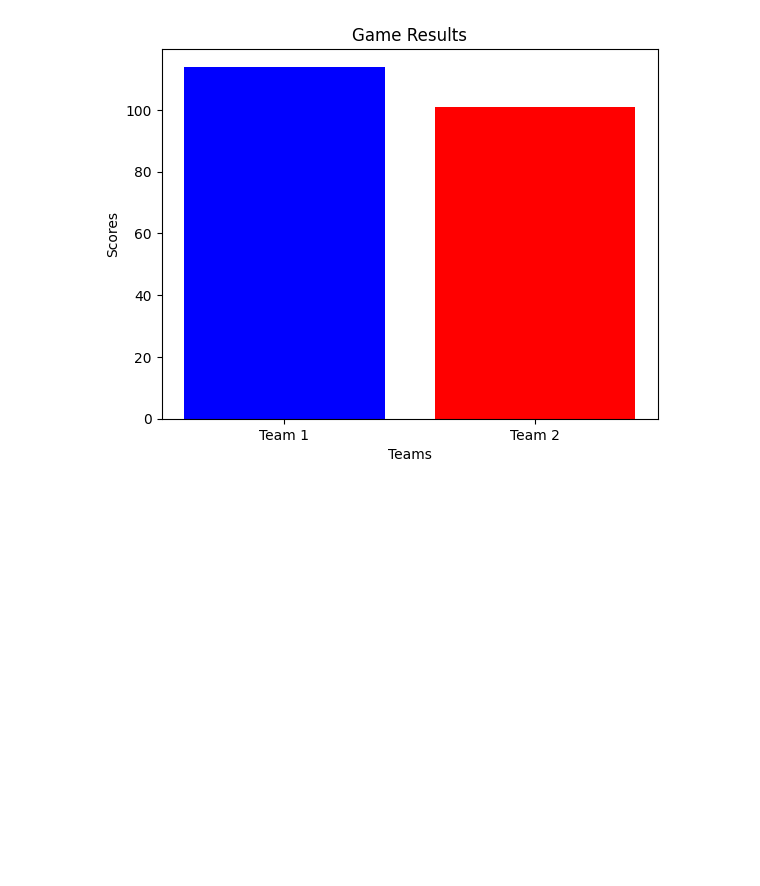
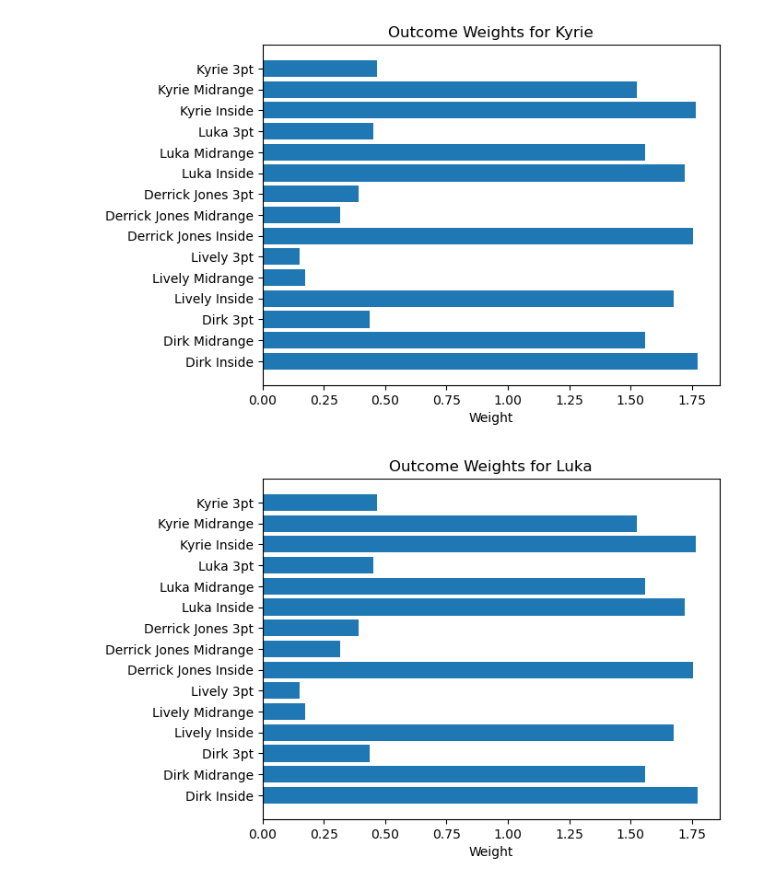
Before and after one commit to BasketballDynasty/Sim-Engine, a Jupyter notebook: Sim-Engine-Test.ipynb, the cells around one changed output. Cells and saved outputs as stored; diff of their text form; code cells hidden in the pictures; blank space fills up the shorter version.

Commit message:
Working on def and outcome graphs

```diff
--- a/Sim-Engine-Test.ipynb
+++ b/Sim-Engine-Test.ipynb
@@ -1,9 +1,11 @@
 # %%
 class Player:
-    def __init__(self, name, position, offense, defense, stamina, speed, iq, usage, rebounding, passing):
+    def __init__(self, name, position, three_pt, midrange, inside, defense, stamina, speed, iq, usage, rebounding,passing):
         self.name = name
         self.position = position
-        self.offense = offense
+        self.three_pt = three_pt
+        self.midrange = midrange
+        self.inside = inside
         self.defense = defense
         self.stamina = stamina
         self.speed = speed
@@ -20,9 +22,13 @@ class Player:
         self.offRebounds = 0
         self.defRebounds = 0
         self.totalRebounds = 0
+        self.threes_made = 0
+        self.threes_attempted = 0
 
     def adjust_attributes(self, matchup_effect):
-        self.offense += matchup_effect['offense']
+        self.three_pt += matchup_effect['three_pt']
+        self.midrange += matchup_effect['midrange']
+        self.inside += matchup_effect['inside']
         self.defense += matchup_effect['defense']
 
 class Team:
@@ -203,42 +251,47 @@ def plot_game_results(team1_score, team2_score):
     plt.title('Game Results')
     plt.show()
 
 def display_box_score(team):
     print(f"Box Score for {team.name}:")
     for player in team.players:
         print(f"{player.name} - Points: {player.points}, Assists: {player.assists}, "
               f"Shots Made: {player.shots_made}, Shots Attempted: {player.shots_attempted}, "
-              f"DRebs: {player.defRebounds}, ORebs: {player.offRebounds}")
+              f"DRebs: {player.defRebounds}, ORebs: {player.offRebounds}, "
+              f"Threes Made: {player.threes_made}, Threes Attempted: {player.threes_attempted}")
 
 # Example usage
 team1_players = [
-    Player('Kyrie', 'PG', 80, 70, 90, 80, 85, 20, 25, 70),
-    Player('Luka', 'SG', 75, 65, 85, 75, 80, 30, 35, 85),
-    Player('THJ', 'SF', 78, 72, 88, 78, 82, 25, 30, 30),
-    Player('Lively', 'PF', 74, 68, 84, 76, 79, 15, 80, 20),
-    Player('Dirk', 'C', 82, 75, 86, 79, 81, 10, 60, 40)
+    Player('Kyrie', 'PG', 78, 75, 85, 55, 85, 80, 80, 25, 30,70),
+    Player('Luka', 'SG', 75, 80, 80, 60, 80, 40,90, 35, 65,85),
+    Player('Derrick Jones', 'SF', 65, 45, 84, 80, 82,76,45, 10,50,50),
+    Player('Lively', 'PF', 25, 25, 75, 75, 79, 50,30, 13, 70,35),
+    Player('Dirk', 'C', 73, 80, 86, 72, 81, 45,65, 25, 60,55)
 ]
 
 team2_players = [
-    Player('Player 6', 'PG', 78, 72, 88, 78, 82, 25, 25, 85),
-    Player('Player 7', 'SG', 74, 68, 84, 76, 79, 28, 35, 60),
-    Player('Player 8', 'SF', 76, 71, 85, 77, 80, 22, 55, 30),
-    Player('Player 9', 'PF', 73, 67, 83, 75, 78, 18, 65, 20),
-    Player('Player 10', 'C', 81, 74, 87, 80, 83, 15, 85, 60)
+    Player('Russell', 'PG', 80, 75, 50, 55, 85, 80, 65, 25, 30,70),
+    Player('Reaves', 'SG', 76, 73, 57, 45, 80, 70,50, 15, 35,65),
+    Player('James', 'SF', 75, 78, 85, 78, 82,76,90, 30,60,85),
+    Player('Hachimura', 'PF', 70, 70, 75, 75, 79, 50,30, 13, 55,40),
+    Player('Davis', 'C', 55, 83, 90, 90, 81, 45,55, 25, 80,45)
 ]
 
 team1 = Team('Team 1', team1_players)
 team2 = Team('Team 2', team2_players)
+
+visualize_outcome_weights(team1)
+visualize_outcome_weights(team2)
 
 team1_score, team2_score, play_by_play = simulate_game(team1, team2, 200)
 plot_game_results(team1_score, team2_score)
 
 # Display play-by-play
 for play in play_by_play:
     print(play)
 
 # Display box scores
 display_box_score(team1)
 display_box_score(team2)
 # %% [output]
-[figure, old version]
+[figure, new version]
+[figure, added]
```
Also changed, not shown: parts of 3 cells of this notebook.
